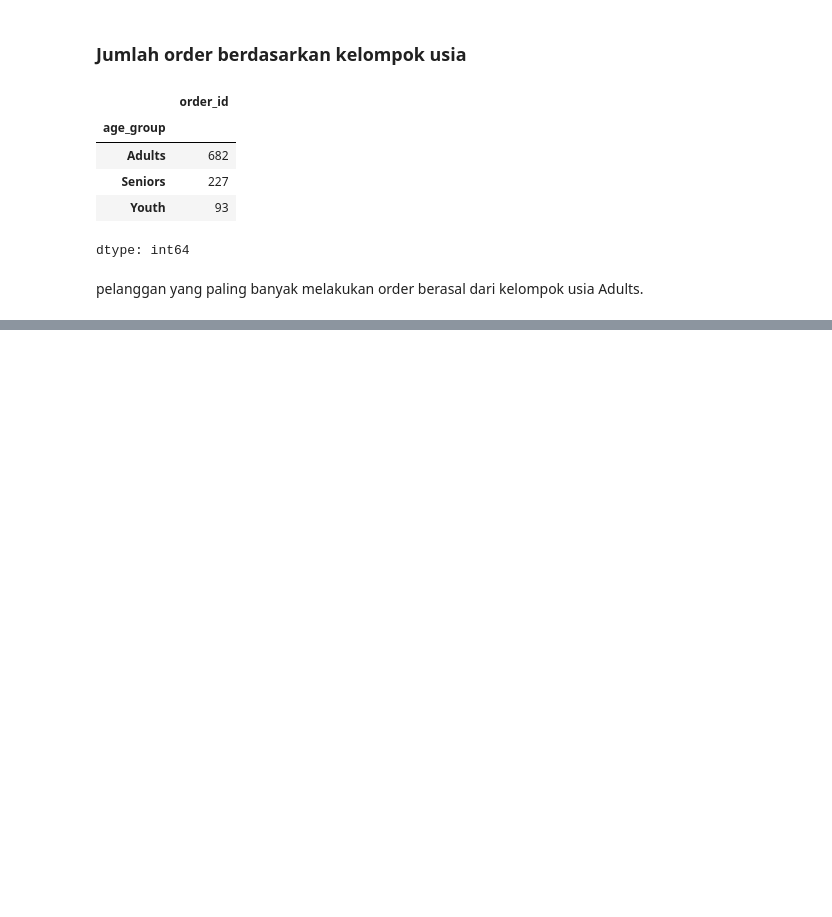
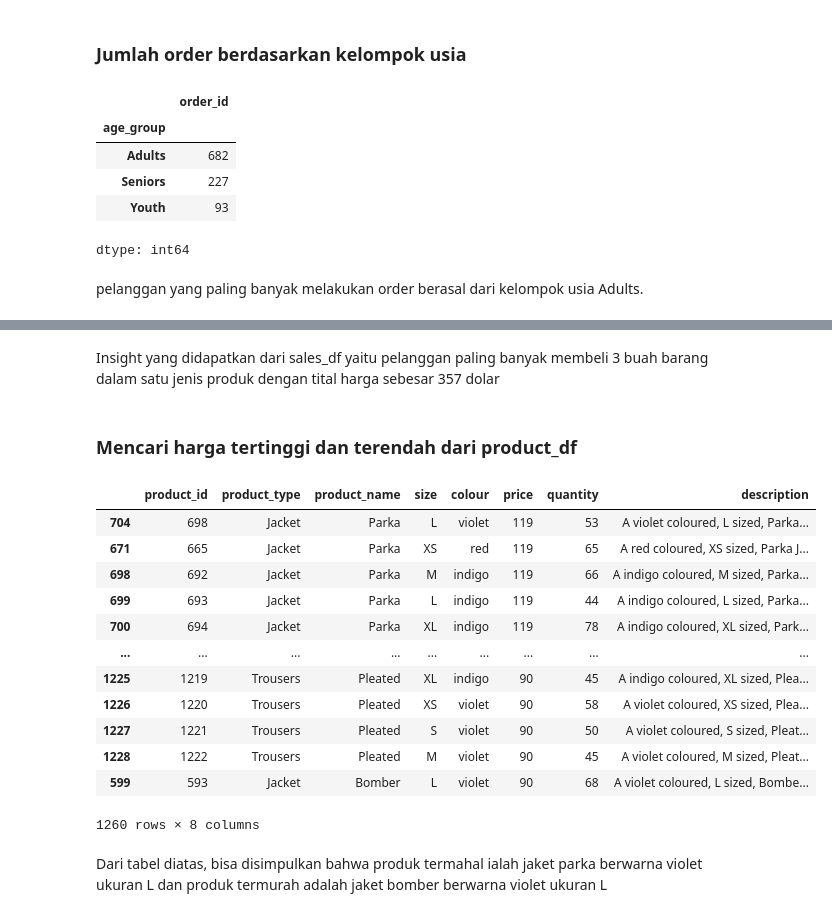
Before and after one commit to JoshInkiriwang/Data_Science_Dicoding, a Jupyter notebook: Analisis_Data_Python/Project_Data_Wrangling_+_EDA.ipynb, the cells around one changed output, grey strips where cells are left out. Saved outputs shown, nothing was run; the diff lists cells and outputs as text; code cells hidden in the pictures; blank space fills up the shorter version.

```diff
--- a/Analisis_Data_Python/Project_Data_Wrangling_+_EDA.ipynb
+++ b/Analisis_Data_Python/Project_Data_Wrangling_+_EDA.ipynb
@@ -637,0 +676,22 @@ pelanggan yang paling banyak melakukan order berasal dari kelompok usia Adults.
+# %% [markdown]
+Insight yang didapatkan dari sales_df yaitu pelanggan paling banyak membeli 3 buah barang dalam satu jenis produk dengan tital harga sebesar 357 dolar
+# %% [markdown]
+### Mencari harga tertinggi dan terendah dari product_df
+# %%
+product_df.sort_values(by="price", ascending=False)
+# %% [output]
+|  | product_id | product_type | product_name | size | colour | price | quantity | description |
+| 704 | 698 | Jacket | Parka | L | violet | 119 | 53 | A violet coloured, L sized, Parka... |
+| 671 | 665 | Jacket | Parka | XS | red | 119 | 65 | A red coloured, XS sized, Parka J... |
+| 698 | 692 | Jacket | Parka | M | indigo | 119 | 66 | A indigo coloured, M sized, Parka... |
+| 699 | 693 | Jacket | Parka | L | indigo | 119 | 44 | A indigo coloured, L sized, Parka... |
+| 700 | 694 | Jacket | Parka | XL | indigo | 119 | 78 | A indigo coloured, XL sized, Park... |
+| ... | ... | ... | ... | ... | ... | ... | ... | ... |
+| 1225 | 1219 | Trousers | Pleated | XL | indigo | 90 | 45 | A indigo coloured, XL sized, Plea... |
+| 1226 | 1220 | Trousers | Pleated | XS | violet | 90 | 58 | A violet coloured, XS sized, Plea... |
+| 1227 | 1221 | Trousers | Pleated | S | violet | 90 | 50 | A violet coloured, S sized, Pleat... |
+| 1228 | 1222 | Trousers | Pleated | M | violet | 90 | 45 | A violet coloured, M sized, Pleat... |
+| 599 | 593 | Jacket | Bomber | L | violet | 90 | 68 | A violet coloured, L sized, Bombe... |
+1260 rows × 8 columns
+# %% [markdown]
+Dari tabel diatas, bisa disimpulkan bahwa produk termahal ialah jaket parka berwarna violet ukuran L dan produk termurah adalah jaket bomber berwarna violet ukuran L
```
Also changed, not shown: parts of 31 cells of this notebook.
